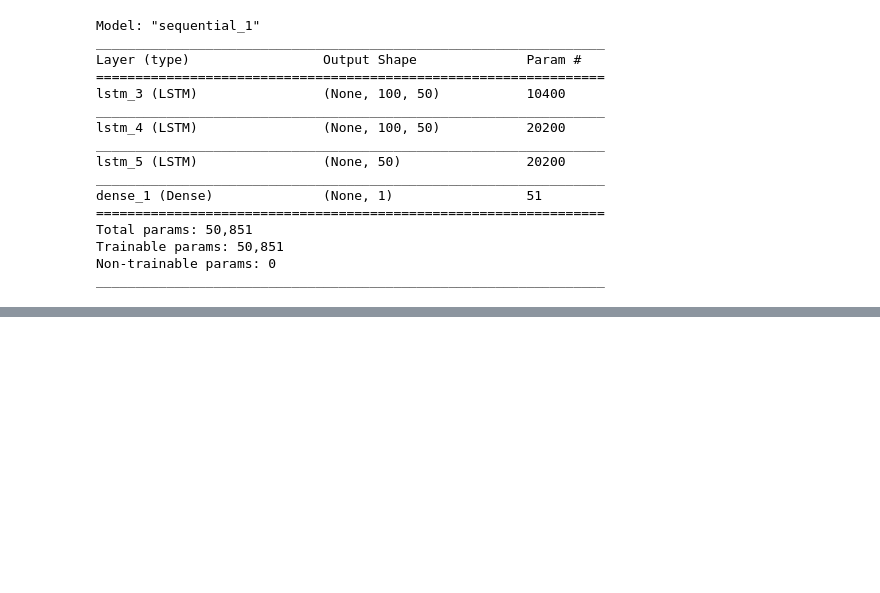
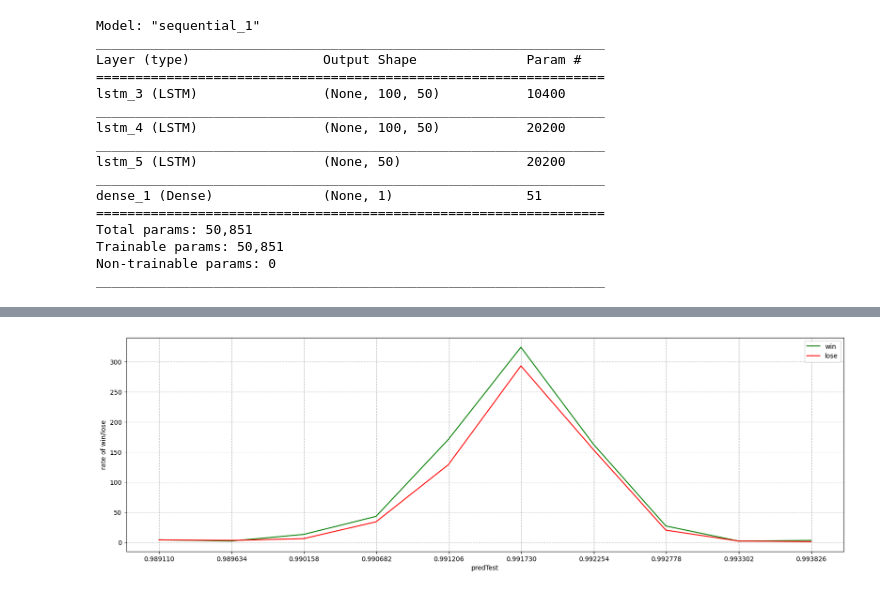
Before and after one commit to binphilxiao/AxisLabs, a Jupyter notebook: python/stock/StockLSTM_LabelModified.ipynb, the cells around one changed output, grey strips where cells are left out. Drawn from its saved outputs; the diff is of its cells as text; code cells hidden in the pictures; blank space fills up the shorter version.

```diff
--- a/python/stock/StockLSTM_LabelModified.ipynb
+++ b/python/stock/StockLSTM_LabelModified.ipynb
@@ -161,5 +161,5 @@ Non-trainable params: 0
 _________________________________________________________________
 # %%
 # Fit the model
-model.fit(_xTrain,_yTrain,validation_data=(_xTest,_yTest), epochs=100, batch_size=64, verbose =1)
+model.fit(_xTrain,_yTrain,validation_data=(_xTest,_yTest), epochs=10, batch_size=16, verbose =1)
 # %% [output]
@@ -195,0 +199,41 @@ mean_squared_error(predTrain,yTrain)
+# %%
+def PredDistb(pred,close):
+    i = pred.min()
+    _win = []
+    _lose = []
+    _i = []
+    while i<= pred.max():
+        win = 0
+        lose = 0
+        for j in range(1,pred.size,1):
+            if pred[j] >= i and pred[j] < i+(pred.max()-pred.min())/10:
+                if close[j] > close[j-1] :
+                    win = win + 1
+                else:
+                    lose = lose + 1
+        if win+lose == 0:
+            _win.append(0)
+            _lose.append(0)
+        else:
+            #_win.append(win/(win+lose))
+            #_lose.append(lose/(win+lose))
+            _win.append(win)
+            _lose.append(lose)
+        _i.append(math.exp(i))
+        i=i+(pred.max()-pred.min())/10
+
+    _win = np.array(_win).reshape(-1,1)
+    _lose = np.array(_lose).reshape(-1,1)
+    _i = np.array(_i).reshape(-1,1)
+    plt.figure(figsize=(20, 6))
+    plt.xticks(np.linspace(math.exp(pred.min()), math.exp(pred.max()), 11))
+    plt.grid(ls='--')
+    plt.plot(_i, _win, color='green', label='win')
+    plt.plot(_i, _lose, color='red', label='lose')
+    plt.xlabel('predTest')
+    plt.ylabel('rate of win/lose')
+    plt.legend()
+# %%
+PredDistb(predTest,yTestClose)
+# %% [output]
+[figure, added]
```
Also changed, not shown: parts of 16 cells of this notebook, 11 other files.
